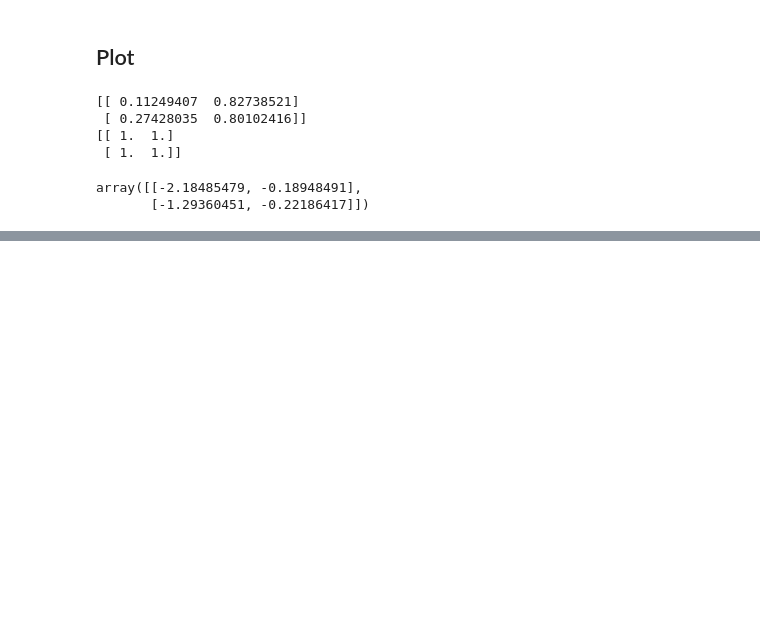
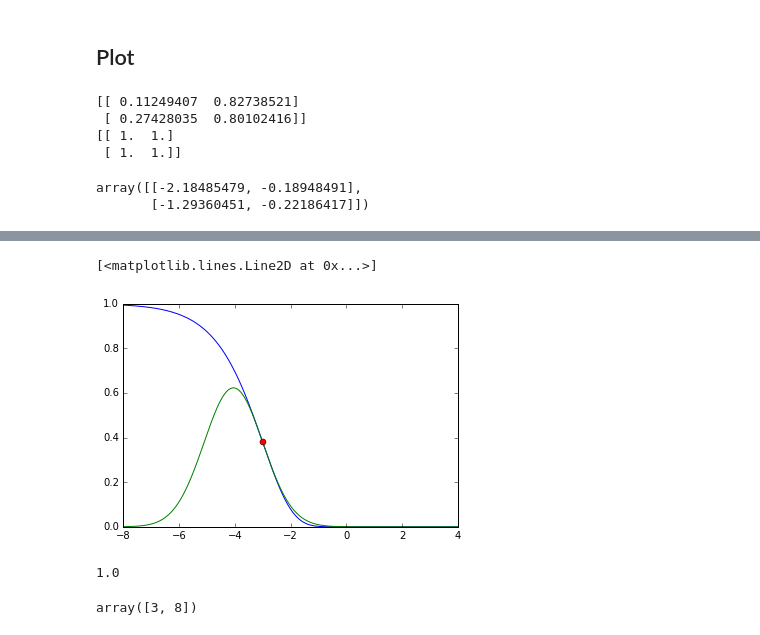
Before and after one commit to zyzdiana/ss_model_mixture, a Jupyter notebook: test.ipynb, the cells around one changed output, grey strips where cells are left out. Cells and saved outputs as stored; diff of their text form; code cells hidden in the pictures; blank space fills up the shorter version.

```diff
--- a/test.ipynb
+++ b/test.ipynb
@@ -270,0 +268,26 @@ array([[-2.18485479, -0.18948491],
+# %%
+import numpy as np
+import scipy as sp
+import scipy.special
+%matplotlib inline
+import matplotlib.pyplot as plt
+
+xx = np.arange(-8., 4., .01)
+n = 20
+y = 0
+x0 = -3.
+
+f = lambda x: sp.special.binom(n, y) * np.exp(x)**y / (1 + np.exp(x))**n
+lf1 = lambda x: y - n * (1. / (1. + np.exp(-x)))
+#lf2 = lambda x: -n / (np.exp(x) + 2. + np.exp(-x))
+lf2 = lambda x: -n * np.exp(x) / (1. + np.exp(x))**2
+plt.plot(xx, f(xx))
+plt.plot(xx, f(x0) * np.exp(lf1(x0)*(xx-x0) + .5 * lf2(x0) * (xx - x0)**2))
+plt.plot(x0, f(x0), 'ro')
+# %% [output]
+[<matplotlib.lines.Line2D at 0x...>]
+[figure, added]
+# %%
+sp.special.binom(2,0)
+# %% [output]
+1.0
@@ -270,0 +297,4 @@ array([[-2.18485479, -0.18948491],
+# %%
+np.array([1,2])*np.array([3,4])
+# %% [output]
+array([3, 8])
```
Also changed, not shown: parts of 2 cells of this notebook, 6 other files.
